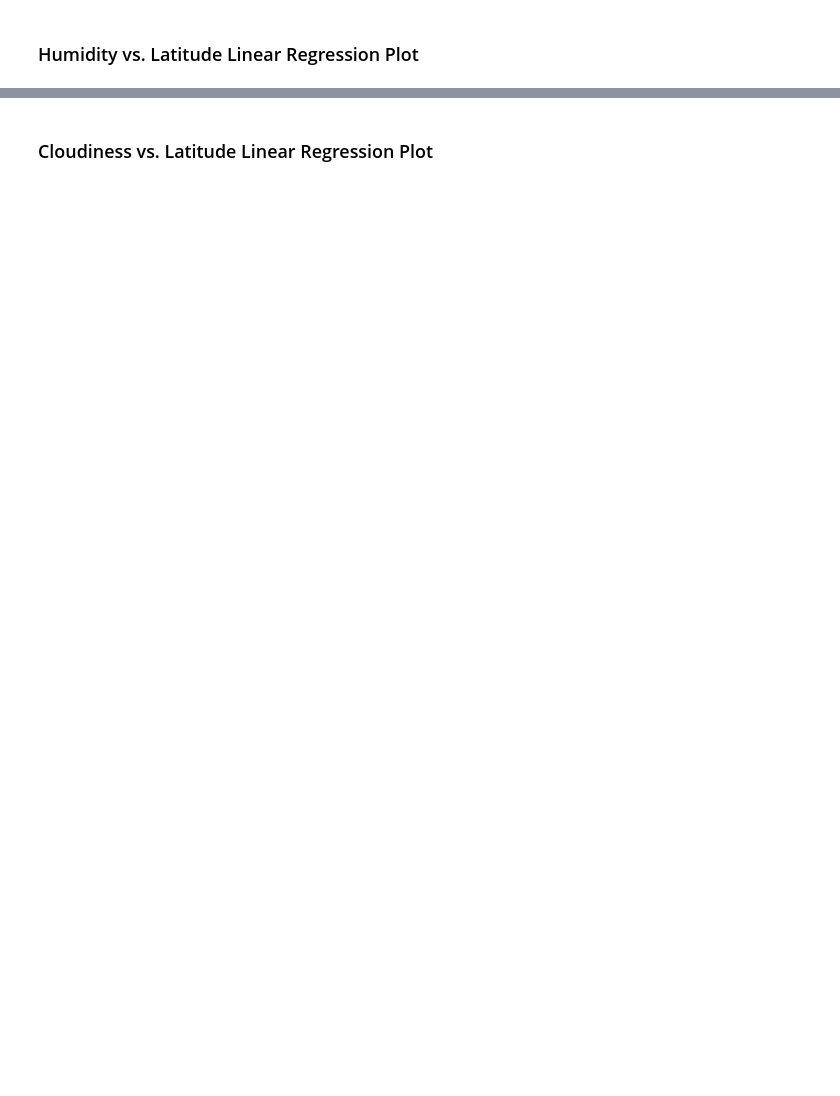
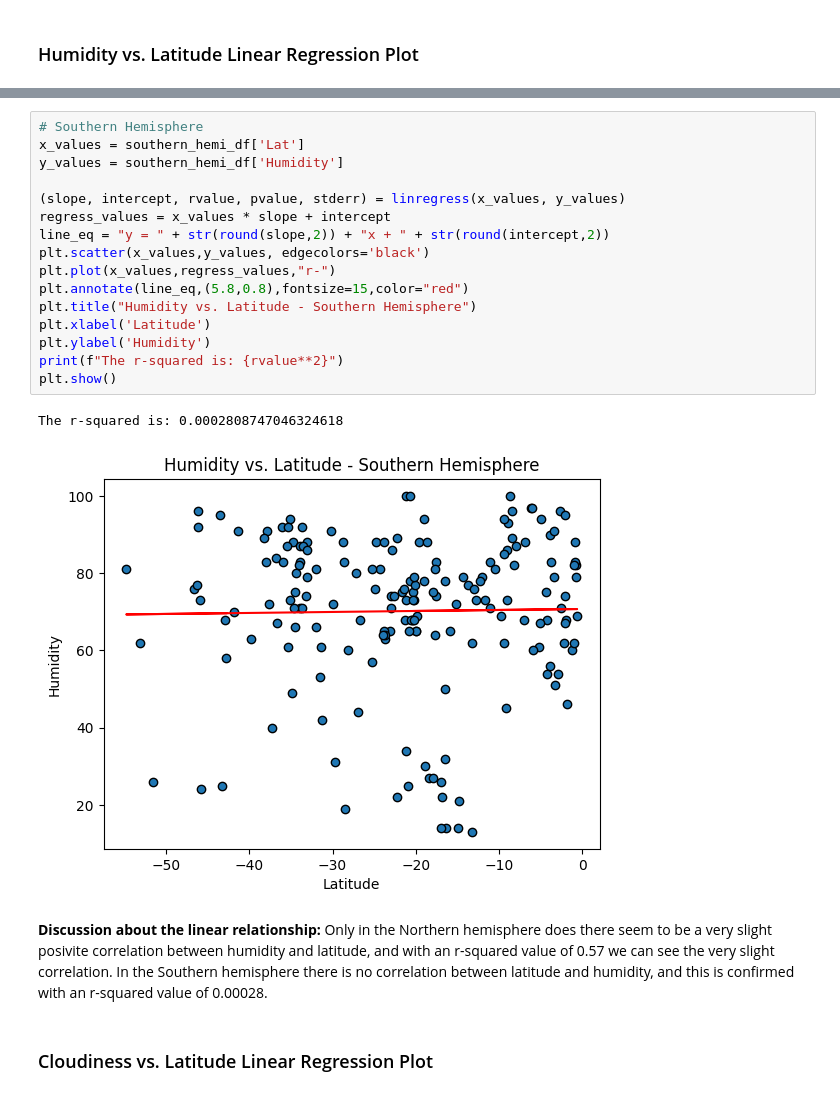
Before and after one commit to jenalvz/python-api-challenge, a Jupyter notebook: WeatherPy/WeatherPy - JAlvarez.ipynb, the cells around one changed output, grey strips where cells are left out. Saved outputs shown, nothing was run; the diff lists cells and outputs as text; blank space fills up the shorter version.

```diff
--- a/WeatherPy/WeatherPy - JAlvarez.ipynb
+++ b/WeatherPy/WeatherPy - JAlvarez.ipynb
@@ -360,2 +396,23 @@ The r-value is: 0.0002808747046324607
+# %%
+# Southern Hemisphere
+x_values = southern_hemi_df['Lat']
+y_values = southern_hemi_df['Humidity']
+
+(slope, intercept, rvalue, pvalue, stderr) = linregress(x_values, y_values)
+regress_values = x_values * slope + intercept
+line_eq = "y = " + str(round(slope,2)) + "x + " + str(round(intercept,2))
+plt.scatter(x_values,y_values, edgecolors='black')
+plt.plot(x_values,regress_values,"r-")
+plt.annotate(line_eq,(5.8,0.8),fontsize=15,color="red")
+plt.title("Humidity vs. Latitude - Southern Hemisphere")
+plt.xlabel('Latitude')
+plt.ylabel('Humidity')
+print(f"The r-squared is: {rvalue**2}")
+plt.show()
+# %% [output]
+The r-squared is: 0.0002808747046324618
+[figure, added]
+# %% [markdown]
+**Discussion about the linear relationship:** Only in the Northern hemisphere does there seem to be a very slight posivite correlation between humidity and latitude, and with an r-squared value of 0.57 we can see the very slight correlation. In the Southern hemisphere there is no correlation between latitude and humidity, and this is confirmed with an r-squared value of 0.00028.
 # %% [markdown]
 ### Cloudiness vs. Latitude Linear Regression Plot
```
Also changed, not shown: parts of 23 cells of this notebook.
